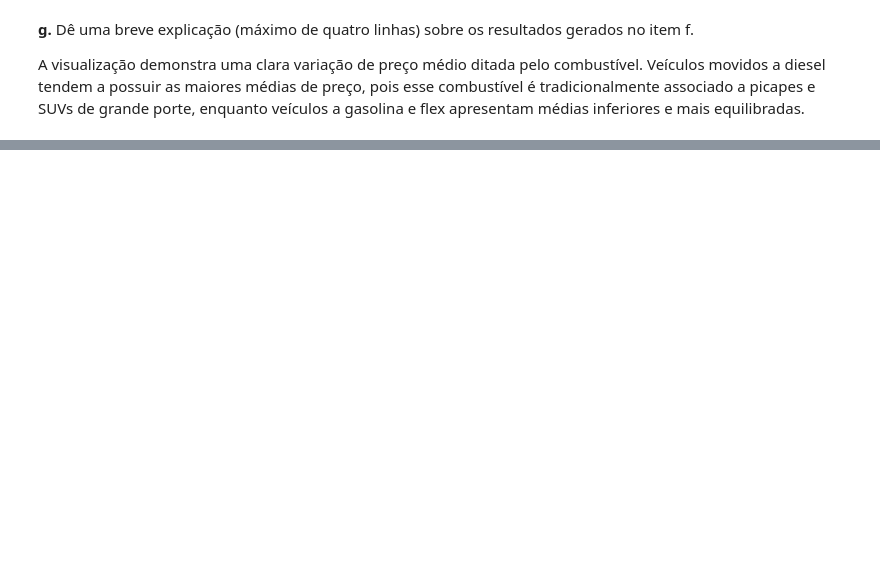
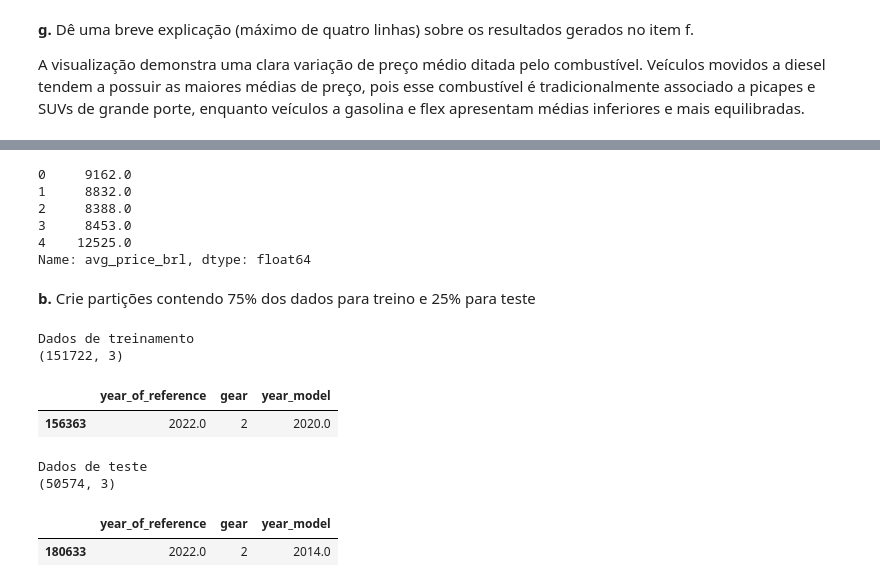
Before and after one commit to EduardoFelixNeto/trabalhoLinguagemProgramacaoAplicada, a Jupyter notebook: analise_exploratoria_precos_carros_brasil.ipynb, the cells around one changed output, grey strips where cells are left out. Cells and saved outputs as stored; diff of their text form; code cells hidden in the pictures; blank space fills up the shorter version.

```diff
--- a/analise_exploratoria_precos_carros_brasil.ipynb
+++ b/analise_exploratoria_precos_carros_brasil.ipynb
@@ -324,0 +334,9 @@ A visualização demonstra uma clara variação de preço médio ditada pelo com
+# %%
+# print(colunas_numericas)
+# print(colunas_categoricas)
+
+df_tratado['gear'] = LabelEncoder().fit_transform(df_tratado['gear'])
+print("Transformando gear para numero sendo manual (2), Automatico (1), Não informado (0)")
+df_tratado.head()
+dados_num = df_tratado.drop(['month_of_reference', 'fipe_code', 'authentication', 'brand', 'model', 'fuel', 'engine_size'],axis = 1)
+print(dados_num)
@@ -324,0 +359,35 @@ A visualização demonstra uma clara variação de preço médio ditada pelo com
+# %%
+X = dados_num.drop(['avg_price_brl'],axis = 1)
+X.head()
+
+Y = dados_num['avg_price_brl']
+Y.head()
+# %% [output]
+0     9162.0
+1     8832.0
+2     8388.0
+3     8453.0
+4    12525.0
+Name: avg_price_brl, dtype: float64
+# %% [markdown]
+**b.** Crie partições contendo 75% dos dados para treino e 25% para teste
+# %%
+X_train, X_test, Y_train, Y_test = train_test_split(X, Y, test_size=0.25, random_state=42)
+# %%
+print("Dados de treinamento")
+print(X_train.shape)
+X_train.head(1)
+# %% [output]
+Dados de treinamento
+(151722, 3)
+|  | year_of_reference | gear | year_model |
+| 156363 | 2022.0 | 2 | 2020.0 |
+# %%
+print("Dados de teste")
+print(X_test.shape)
+X_test.head(1)
+# %% [output]
+Dados de teste
+(50574, 3)
+|  | year_of_reference | gear | year_model |
+| 180633 | 2022.0 | 2 | 2014.0 |
```
Also changed, not shown: parts of 27 cells of this notebook.
